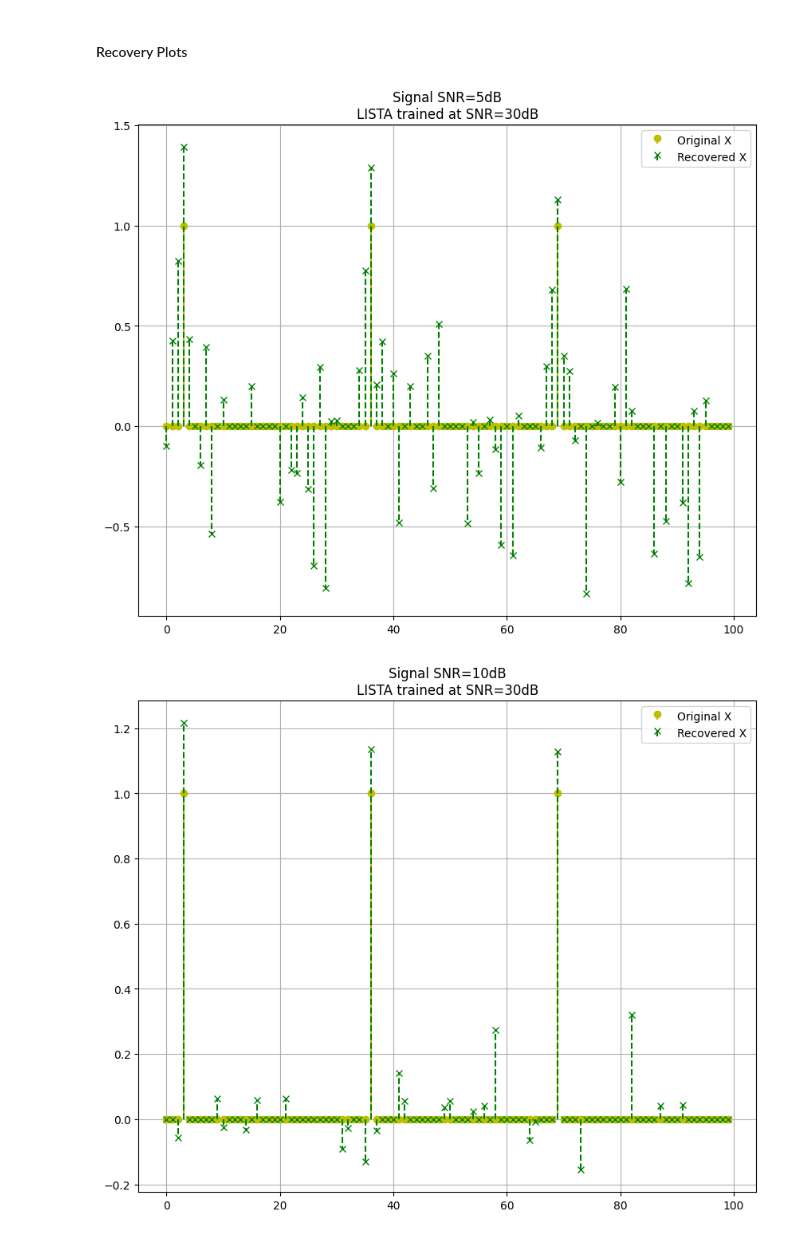
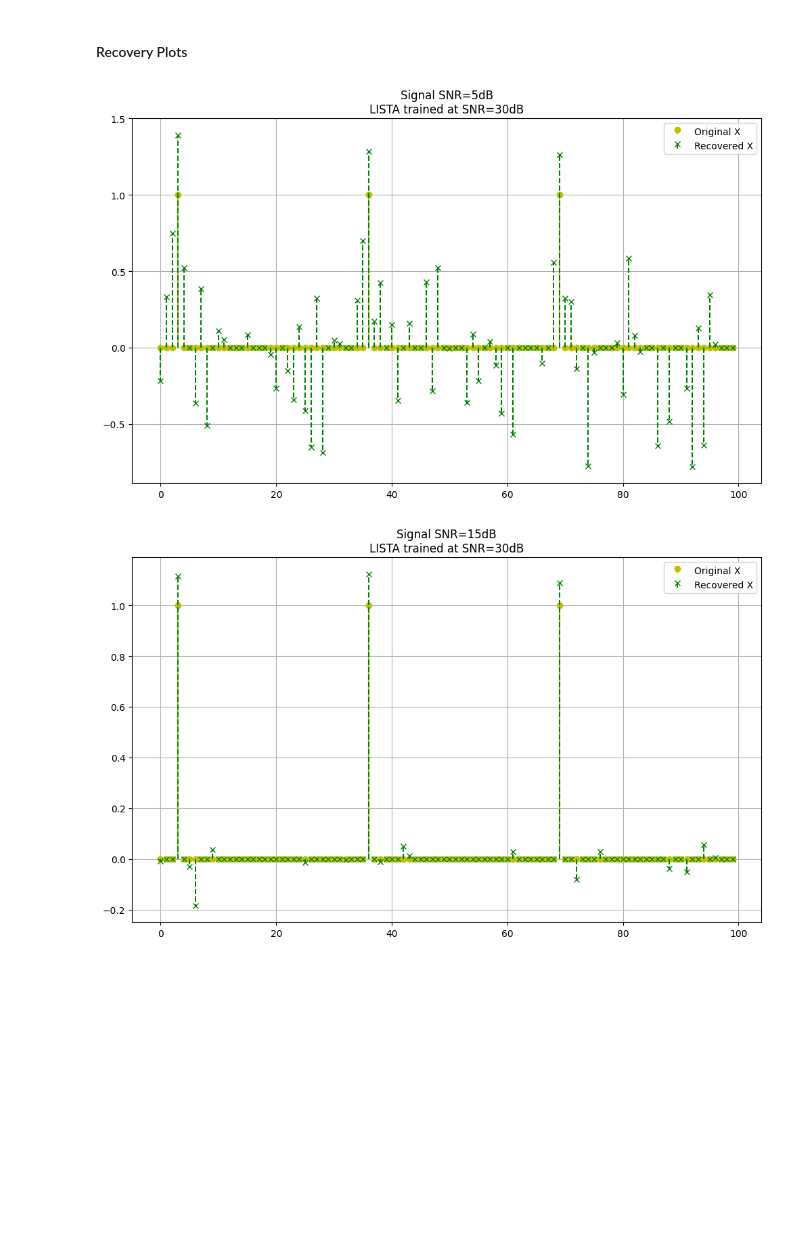
Before and after one commit to AkshayVerma26/Domain-Adaptive-LISTA, a Jupyter notebook: LISTA 30dB.ipynb, the cells around one changed output. Drawn from its saved outputs; the diff is of its cells as text; code cells hidden in the pictures; blank space fills up the shorter version.

```diff
--- a/LISTA 30dB.ipynb
+++ b/LISTA 30dB.ipynb
@@ -24,11 +24,11 @@ n = 100              #100
 numTrain = 10000
 numTest = 1000
 
-datagenerator = util.datagen(n, m, sparsity, np_seed, SNR_list)
+datagenerator = util.datagen(n, m, sparsity, np_seed)
 
-A = datagenerator.generate_measurement_matrix(n, m, np_seed)
-X_train, Y_train = datagenerator.data_gen(numTrain)
-X_test, Y_test = datagenerator.data_gen(numTest)
+A = datagenerator.generate_measurement_matrix()
+X_train, Y_train = datagenerator.data_gen(A, numTrain, SNR_list)
+X_test, Y_test = datagenerator.data_gen(A, numTest, SNR_list)
 # %% [output]
 seed:  10
 # %% [markdown]
@@ -116,8 +116,8 @@ plotter.hr_mse_vs_sigma(SNR_list, MSE_list, HR_list, SNR)
 #### Recovery Plots
 # %%
 plotter.stem_plot(X_test, X_est, SNR_list,  5, SNR, 10)
-plotter.stem_plot(X_test, X_est, SNR_list, 10, SNR, 10)
+plotter.stem_plot(X_test, X_est, SNR_list, 15, SNR, 10)
 plotter.stem_plot(X_test, X_est, SNR_list, 30, SNR, 10)
 # %% [output]
-[figure, old version]
+[figure, new version]
-[figure, old version]
+[figure, new version]
```
Also changed, not shown: parts of 4 cells of this notebook, 3 other files.
